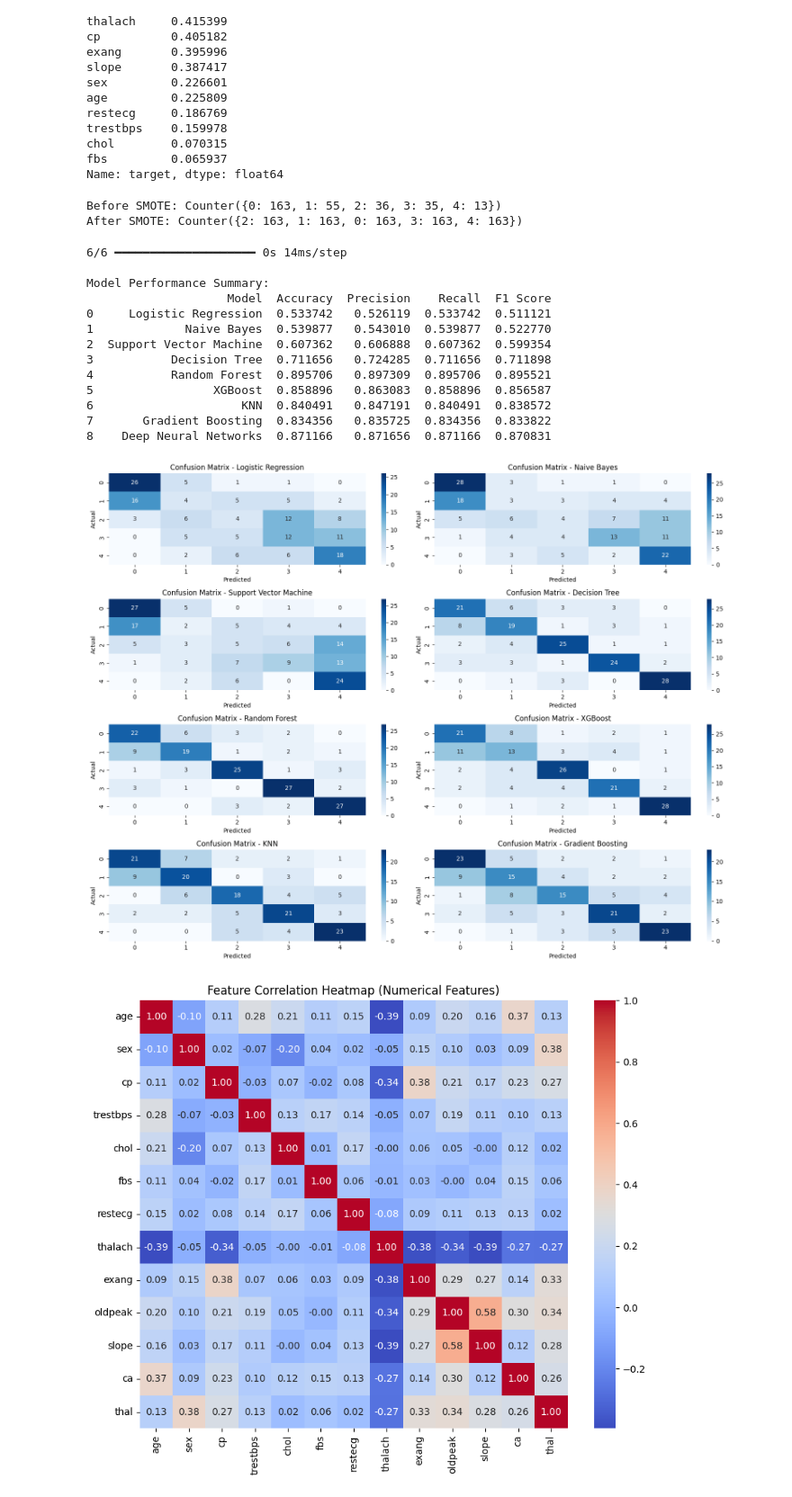
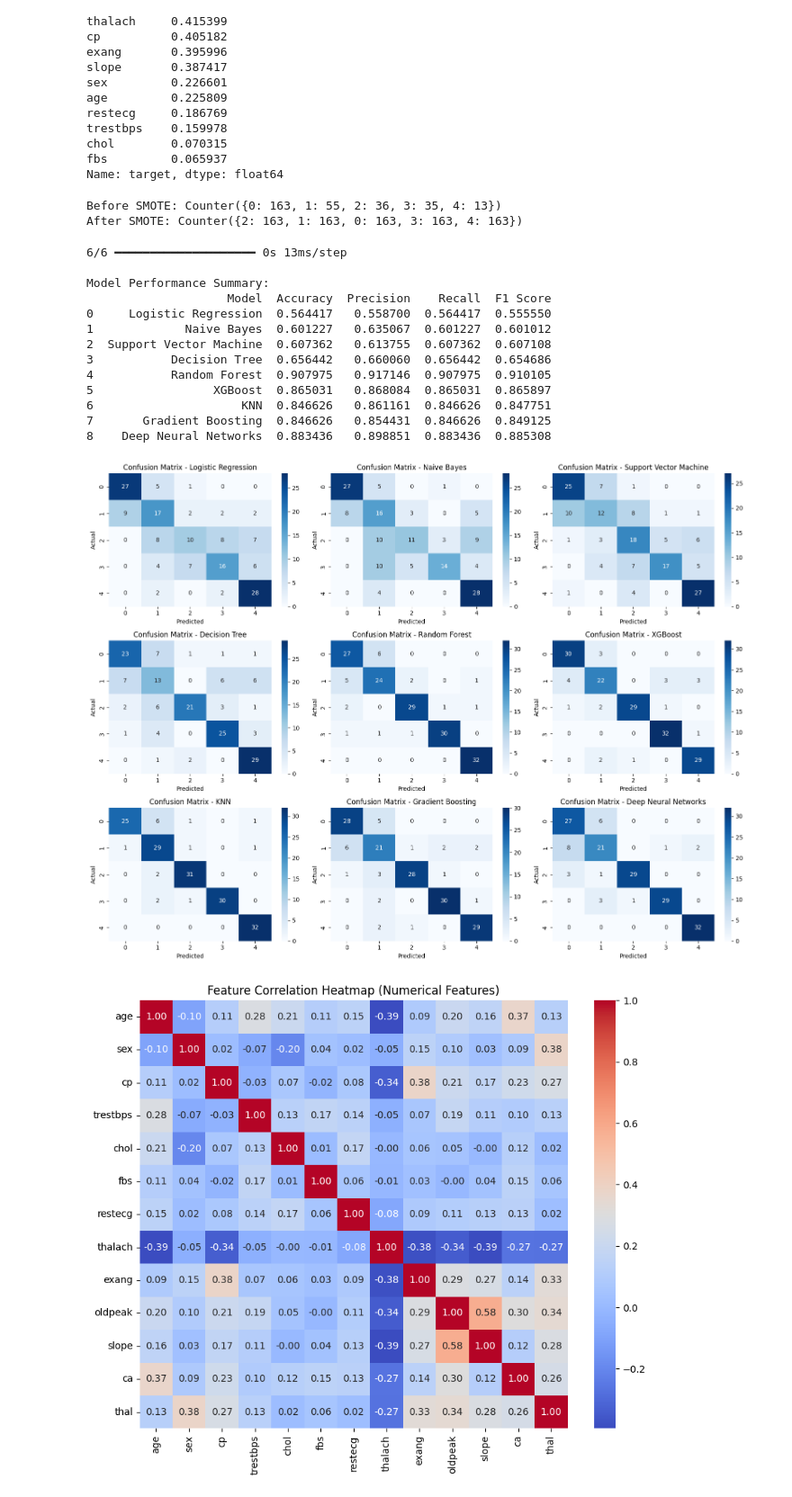
Before and after one commit to noelsony/CAD-Risk-Estimation, a Jupyter notebook: CADProj.ipynb, the cells around one changed output. Shown: that part at 90% size. Saved outputs shown, nothing was run; the diff lists cells and outputs as text; code cells hidden in the pictures.

Commit message:
Updated Confusion Matrix and Feature Importance Graph with DNN added. Uploaded full dataset

```diff
--- a/CADProj.ipynb
+++ b/CADProj.ipynb
@@ -104,7 +102,7 @@ Name: target, dtype: float64
 X = df.drop(columns=[target_column])
 y = df[target_column]
 # %%
-def preprocess_data(X, y, target_column, test_size=0.2, random_state=42):
+def preprocess_data(X, y, test_size=0.2, random_state=42):
     print("Before SMOTE:", Counter(y))
     X, y = SMOTE().fit_resample(X, y)
     print("After SMOTE:", Counter(y))
@@ -125,5 +111,4 @@ def preprocess_data(X, y, target_column, test_size=0.2, random_state=42):
 # %%
-num_classes = len(np.unique(y_train))
 def create_dnn_model(input_dim, num_classes):
     model = Sequential()
     model.add(Dense(128, input_dim=input_dim, activation='relu'))
@@ -131,9 +116,7 @@ def create_dnn_model(input_dim, num_classes):
     model.add(Dense(64, activation='relu'))
     model.add(Dropout(0.2))
     model.add(Dense(num_classes, activation='softmax'))
-    model.compile(loss='sparse_categorical_crossentropy',   # ✅ sparse
-                  optimizer='adam',
-                  metrics=['accuracy'])
+    model.compile(loss='sparse_categorical_crossentropy', optimizer='adam', metrics=['accuracy'])
     return model
 # %%
 def get_models(input_dim, num_classes):
@@ -236,61 +165,47 @@ def evaluate_models(y_test, predictions):
 # %%
-def run_pipeline(X,y, target_column):
-    X_train, X_test, y_train, y_test = preprocess_data(X , y, target_column)
+def run_pipeline(X,y):
+    X_train, X_test, y_train, y_test = preprocess_data(X , y)
     num_classes = len(np.unique(y_train))
     models = get_models(X_train.shape[1], num_classes)
     predictions = train_and_predict(models, X_train, y_train, X_test)
     df_results = evaluate_models(y_test, predictions)
     print("\nModel Performance Summary:")
     print(df_results)
-    return df_results, models
+    return df_results, models, predictions, X_train, X_test, y_train, y_test
 # %%
-results, trained_models = run_pipeline(X, y, target_column="target")
+results, trained_models, predictions, X_train, X_test, y_train, y_test = run_pipeline(X, y)
 # %% [output]
 Before SMOTE: Counter({0: 163, 1: 55, 2: 36, 3: 35, 4: 13})
 After SMOTE: Counter({2: 163, 1: 163, 0: 163, 3: 163, 4: 163})
-6/6 ━━━━━━━━━━━━━━━━━━━━ 0s 14ms/step
+6/6 ━━━━━━━━━━━━━━━━━━━━ 0s 13ms/step
 
 Model Performance Summary:
                     Model  Accuracy  Precision    Recall  F1 Score
-0     Logistic Regression  0.533742   0.526119  0.533742  0.511121
-1             Naive Bayes  0.539877   0.543010  0.539877  0.522770
-2  Support Vector Machine  0.607362   0.606888  0.607362  0.599354
-3           Decision Tree  0.711656   0.724285  0.711656  0.711898
-4           Random Forest  0.895706   0.897309  0.895706  0.895521
-5                 XGBoost  0.858896   0.863083  0.858896  0.856587
-6                     KNN  0.840491   0.847191  0.840491  0.838572
-7       Gradient Boosting  0.834356   0.835725  0.834356  0.833822
-8    Deep Neural Networks  0.871166   0.871656  0.871166  0.870831
+0     Logistic Regression  0.564417   0.558700  0.564417  0.555550
+1             Naive Bayes  0.601227   0.635067  0.601227  0.601012
+2  Support Vector Machine  0.607362   0.613755  0.607362  0.607108
+3           Decision Tree  0.656442   0.660060  0.656442  0.654686
+4           Random Forest  0.907975   0.917146  0.907975  0.910105
+5                 XGBoost  0.865031   0.868084  0.865031  0.865897
+6                     KNN  0.846626   0.861161  0.846626  0.847751
+7       Gradient Boosting  0.846626   0.854431  0.846626  0.849125
+8    Deep Neural Networks  0.883436   0.898851  0.883436  0.885308
 # %%
-predictions = {
-    'Logistic Regression': y_pred_logreg,
-    'Naive Bayes': y_pred_nb,
-    'Support Vector Machine': y_pred_sv,
-    'Decision Tree': y_pred_dt,
-    'Random Forest': y_pred_rf,
-    'XGBoost': y_pred_xgb,
-    'KNN': y_pred_knn,
-    'Gradient Boosting': y_pred_gbm
-}
-
-
-class_labels = le_target.classes_ if 'le_target' in locals() and le_target else ['0', '1', '2', '3', '4']
+class_labels = sorted(y.unique())
 
 plt.figure(figsize=(16, 12))
-
 for i, (name, preds) in enumerate(predictions.items(), 1):
     cm = confusion_matrix(y_test, preds)
-    plt.subplot(4, 2, i)
+    plt.subplot(3, 3, i)  # adjust grid size if needed
     sns.heatmap(cm, annot=True, fmt='d', cmap='Blues',
                 xticklabels=class_labels, yticklabels=class_labels)
     plt.title(f"Confusion Matrix - {name}")
     plt.xlabel("Predicted")
     plt.ylabel("Actual")
-
 plt.tight_layout()
 plt.show()
 # %% [output]
-[figure, old version]
+[figure, new version]
 # %%
 numerical_features_in_df = df.select_dtypes(include=['number']).columns.tolist()
 
```
Also changed, not shown: parts of 12 cells of this notebook, 13 other files.
